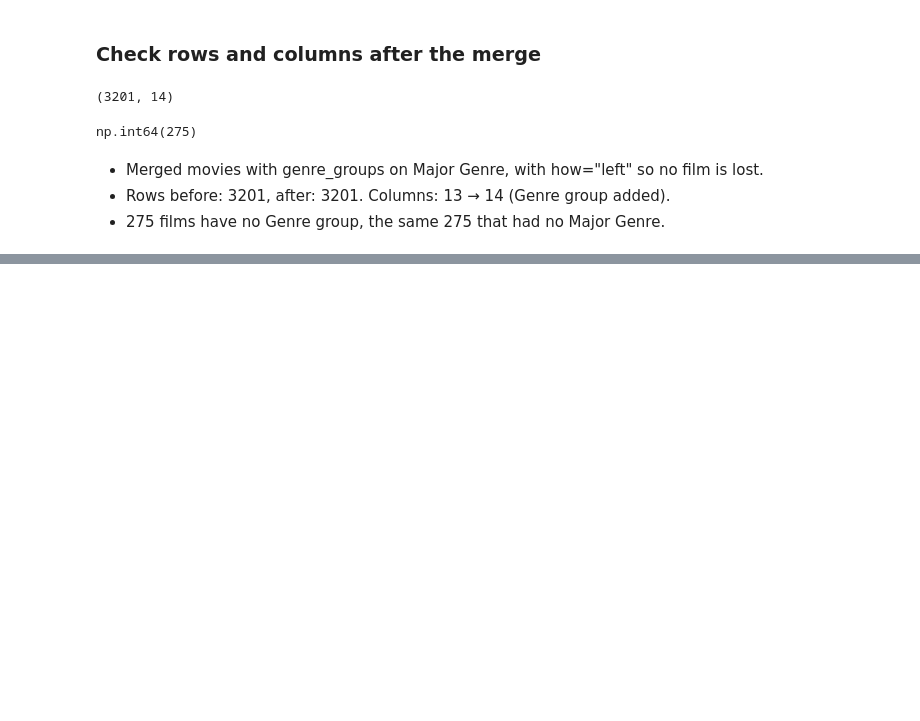
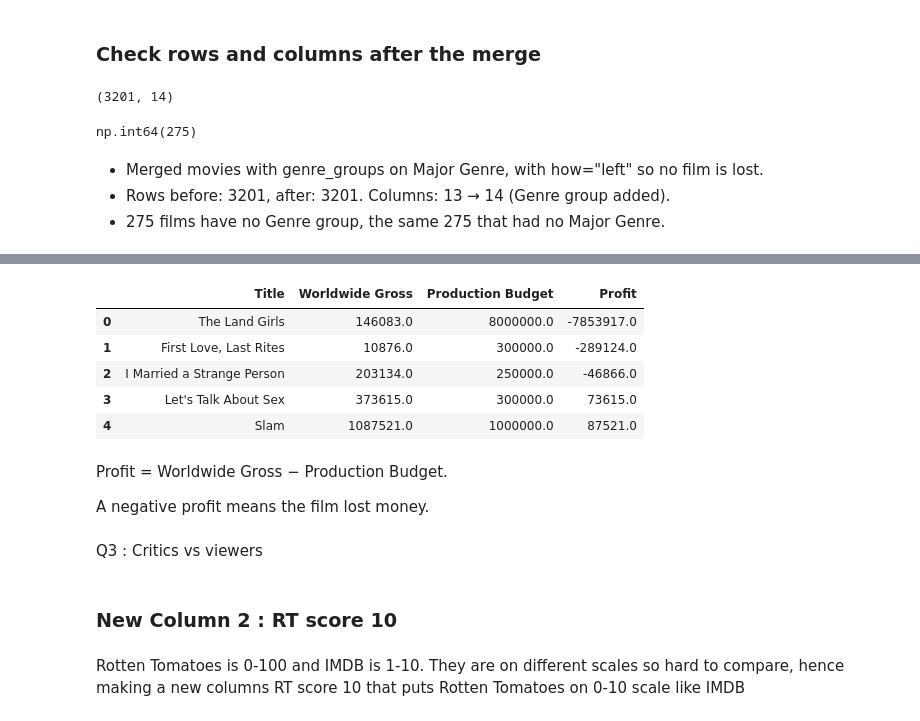
Before and after one commit to Krithika-15/Lexicon, a Jupyter notebook: Data Analysis and visualisation/Project/movies_project.ipynb, the cells around one changed output, grey strips where cells are left out. Cells and saved outputs as stored; diff of their text form; code cells hidden in the pictures; blank space fills up the shorter version.

Commit message:
Movies project: Part 5 new columns

```diff
--- a/Data Analysis and visualisation/Project/movies_project.ipynb
+++ b/Data Analysis and visualisation/Project/movies_project.ipynb
@@ -313,0 +340,21 @@ np.int64(275)
+# %%
+movies_merged["Profit"] = movies_merged["Worldwide Gross"] - movies_merged["Production Budget"]
+# %%
+movies_merged[["Title", "Worldwide Gross", "Production Budget", "Profit"]].head()
+# %% [output]
+|  | Title | Worldwide Gross | Production Budget | Profit |
+| 0 | The Land Girls | 146083.0 | 8000000.0 | -7853917.0 |
+| 1 | First Love, Last Rites | 10876.0 | 300000.0 | -289124.0 |
+| 2 | I Married a Strange Person | 203134.0 | 250000.0 | -46866.0 |
+| 3 | Let's Talk About Sex | 373615.0 | 300000.0 | 73615.0 |
+| 4 | Slam | 1087521.0 | 1000000.0 | 87521.0 |
+# %% [markdown]
+Profit = Worldwide Gross − Production Budget.
+
+A negative profit means the film lost money.
+# %% [markdown]
+Q3 : Critics vs viewers
+# %% [markdown]
+### New Column 2 : RT score 10
+# %% [markdown]
+Rotten Tomatoes is 0-100 and IMDB is 1-10. They are on different scales so hard to compare, hence making a new columns RT score 10 that puts Rotten Tomatoes on 0-10 scale like IMDB
```
Also changed, not shown: parts of 6 cells of this notebook.
